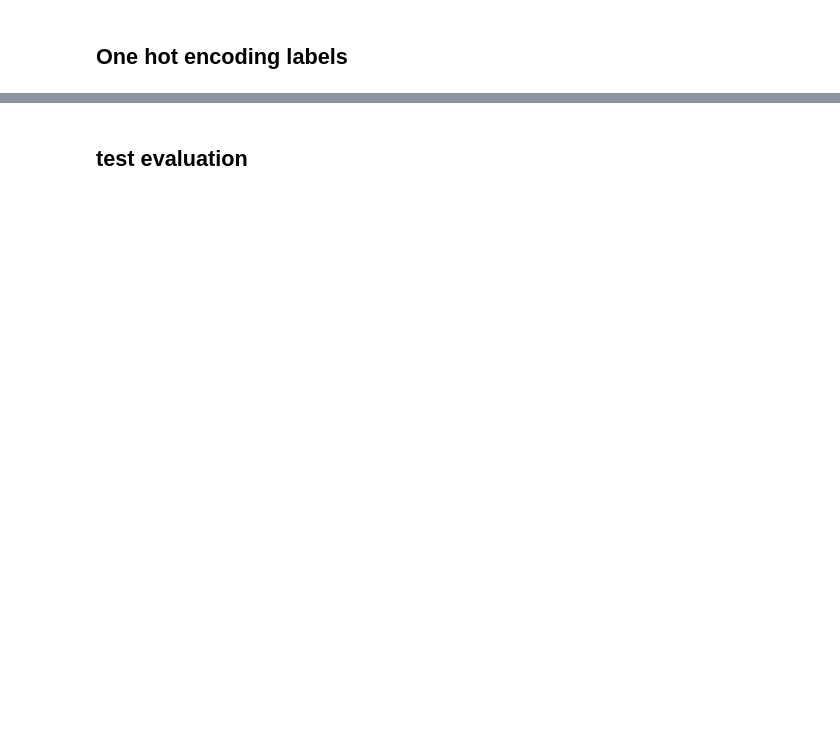
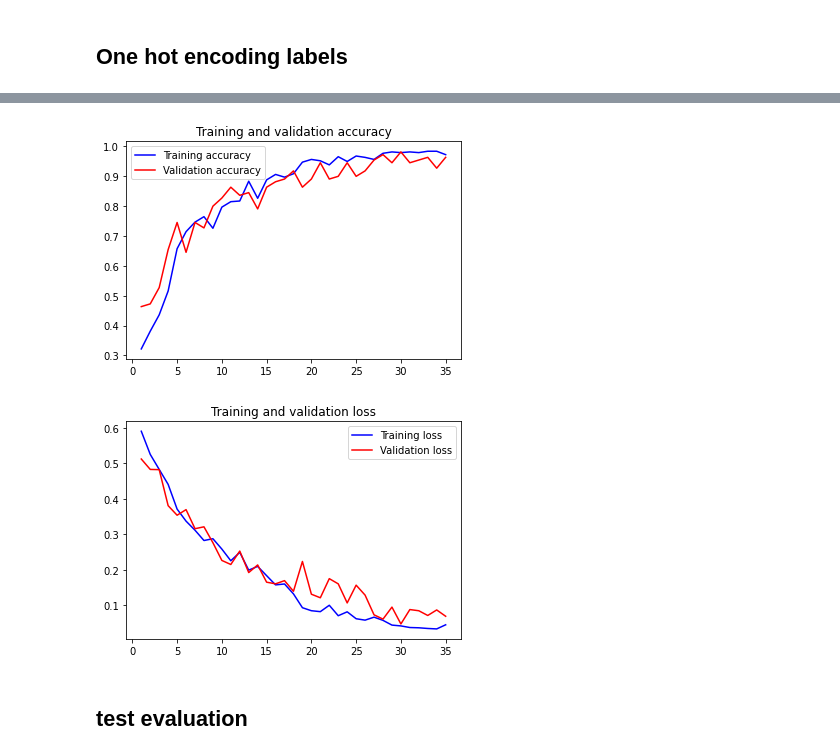
Before and after one commit to marcinstopyra/pfand_clf, a Jupyter notebook: pfand_clf.ipynb, the cells around one changed output, grey strips where cells are left out. Cells and saved outputs as stored; diff of their text form; code cells hidden in the pictures; blank space fills up the shorter version.

```diff
--- a/pfand_clf.ipynb
+++ b/pfand_clf.ipynb
@@ -228,0 +380,10 @@ KeyboardInterrupt: ignored
+# %%
+cnn_clf = buildModel(img_shape=img_shape,
+                        output_shape=4,
+                        data_augmentation=data_augmentation,
+                        filters=best_params['model__filters'],
+                        activation=best_params['model__activation'],
+                        # dropouts=best_params['model__dropouts']
+                     )
+cnn_clf.summary()
+cnn_clf.layers[2].summary()
@@ -228,0 +408,12 @@ KeyboardInterrupt: ignored
+# %%
+callbacks = [keras.callbacks.EarlyStopping(monitor='val_loss',
+                                           verbose=0,
+                                           patience=5,
+                                           restore_best_weights=True
+                                        )]
+
+history = cnn_clf.fit(X_train,
+                      y_train,
+                      epochs=40,
+                      validation_split=0.2,
+                      callbacks=callbacks)
@@ -229,20 +438,23 @@ KeyboardInterrupt: ignored
 # %%
 import matplotlib.pyplot as plt
 accuracy = history.history["accuracy"]
 val_accuracy = history.history["val_accuracy"]
 loss = history.history["loss"]
 val_loss = history.history["val_loss"]
 epochs = range(1, len(accuracy) + 1)
-plt.plot(epochs, accuracy, "bo", label="Training accuracy")
-plt.plot(epochs, val_accuracy, "b", label="Validation accuracy")
+plt.plot(epochs, accuracy, "b", label="Training accuracy")
+plt.plot(epochs, val_accuracy, "r", label="Validation accuracy")
 plt.title("Training and validation accuracy")
 plt.legend()
 plt.figure()
-plt.plot(epochs, loss, "bo", label="Training loss")
-plt.plot(epochs, val_loss, "b", label="Validation loss")
+plt.plot(epochs, loss, "b", label="Training loss")
+plt.plot(epochs, val_loss, "r", label="Validation loss")
 plt.title("Training and validation loss")
 plt.legend()
 plt.show()
+# %% [output]
+[figure, added]
+[figure, added]
 # %% [markdown]
 ## test evaluation
 # %%
```
Also changed, not shown: parts of 42 cells of this notebook.
